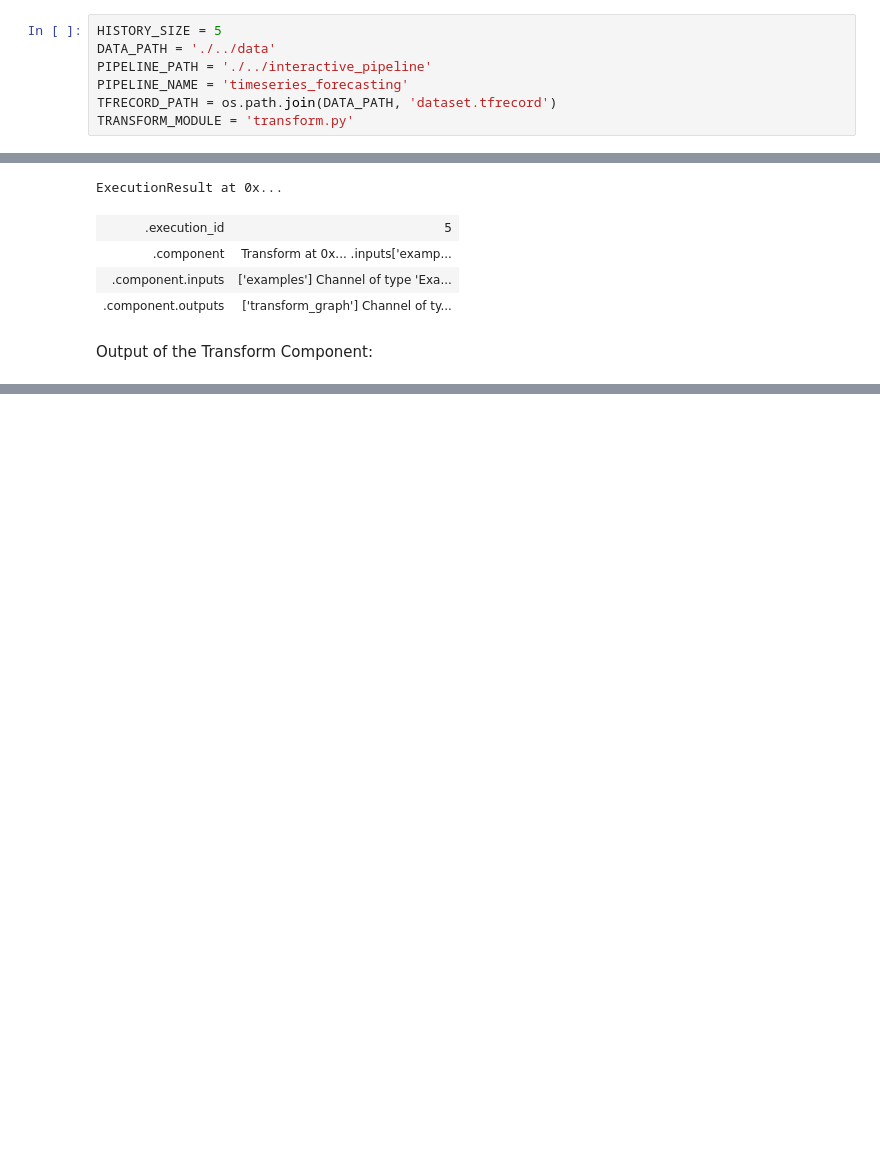
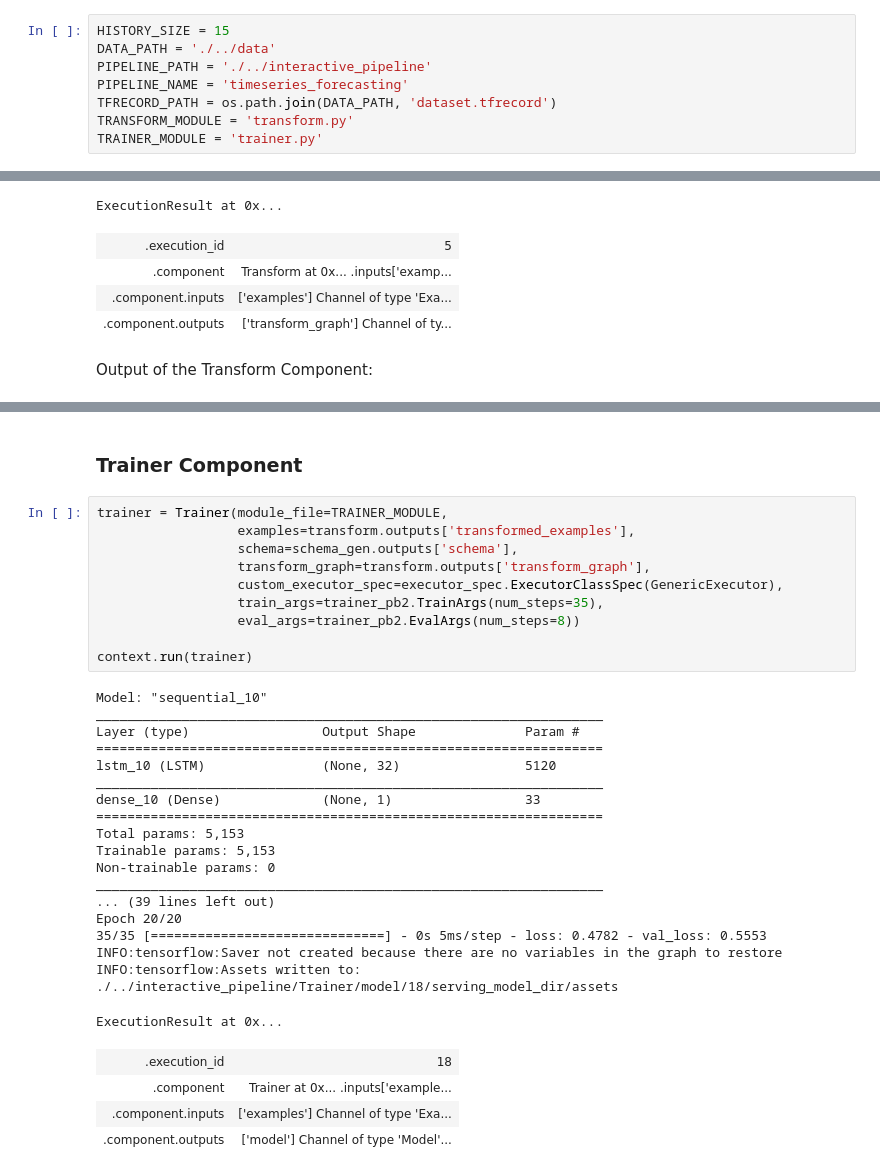
Before and after one commit to novicasarenac/tf-time-series, a Jupyter notebook: src/interactive_pipeline.ipynb, the cells around one changed output, grey strips where cells are left out. Saved outputs shown, nothing was run; the diff lists cells and outputs as text; blank space fills up the shorter version.

Commit message:
Trainer component added.

```diff
--- a/src/interactive_pipeline.ipynb
+++ b/src/interactive_pipeline.ipynb
@@ -18,10 +22,11 @@ from tfx.components import Transform
 # %%
-HISTORY_SIZE = 5
+HISTORY_SIZE = 15
 DATA_PATH = './../data'
 PIPELINE_PATH = './../interactive_pipeline'
 PIPELINE_NAME = 'timeseries_forecasting'
 TFRECORD_PATH = os.path.join(DATA_PATH, 'dataset.tfrecord')
 TRANSFORM_MODULE = 'transform.py'
+TRAINER_MODULE = 'trainer.py'
 # %% [markdown]
 ## Preprocessed data
 
@@ -285,0 +320,35 @@ tf.Tensor(0.26033986, shape=(), dtype=float32)
+# %% [markdown]
+### Trainer Component
+# %%
+trainer = Trainer(module_file=TRAINER_MODULE,
+                  examples=transform.outputs['transformed_examples'],
+                  schema=schema_gen.outputs['schema'],
+                  transform_graph=transform.outputs['transform_graph'],
+                  custom_executor_spec=executor_spec.ExecutorClassSpec(GenericExecutor),
+                  train_args=trainer_pb2.TrainArgs(num_steps=35),
+                  eval_args=trainer_pb2.EvalArgs(num_steps=8))
+
+context.run(trainer)
+# %% [output]
+Model: "sequential_10"
+_________________________________________________________________
+Layer (type)                 Output Shape              Param #
+=================================================================
+lstm_10 (LSTM)               (None, 32)                5120
+_________________________________________________________________
+dense_10 (Dense)             (None, 1)                 33
+=================================================================
+Total params: 5,153
+Trainable params: 5,153
+Non-trainable params: 0
+_________________________________________________________________
+... (39 lines left out)
+Epoch 20/20
+35/35 [==============================] - 0s 5ms/step - loss: 0.4782 - val_loss: 0.5553
+INFO:tensorflow:Saver not created because there are no variables in the graph to restore
+INFO:tensorflow:Assets written to: ./../interactive_pipeline/Trainer/model/18/serving_model_dir/assets
+ExecutionResult at 0x...
+| .execution_id | 18 |
+| .component | Trainer at 0x... .inputs['example... |
+| .component.inputs | ['examples'] Channel of type 'Exa... |
+| .component.outputs | ['model'] Channel of type 'Model'... |
```
Also changed, not shown: parts of 10 cells of this notebook, 2 other files.
